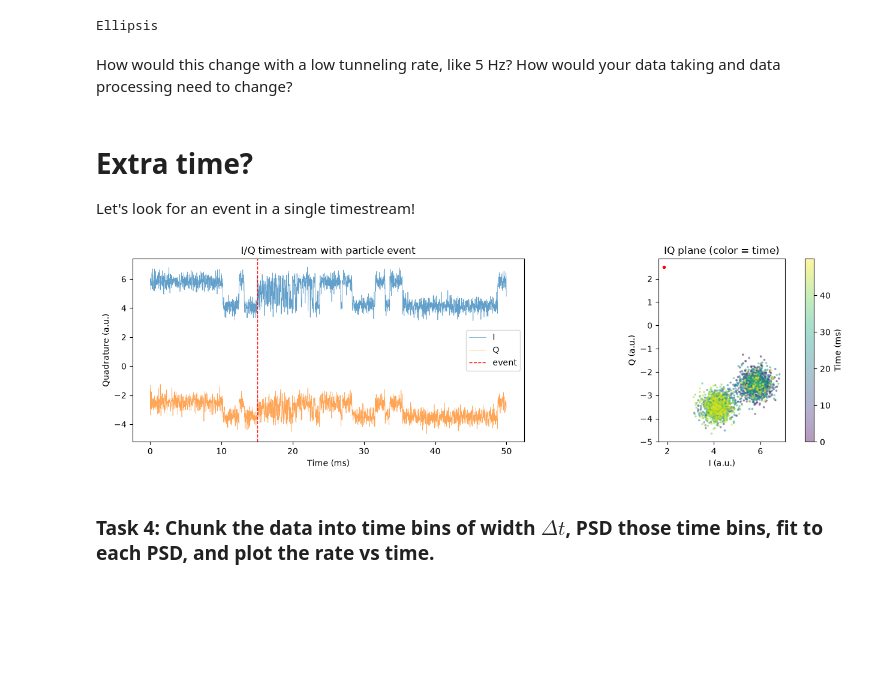
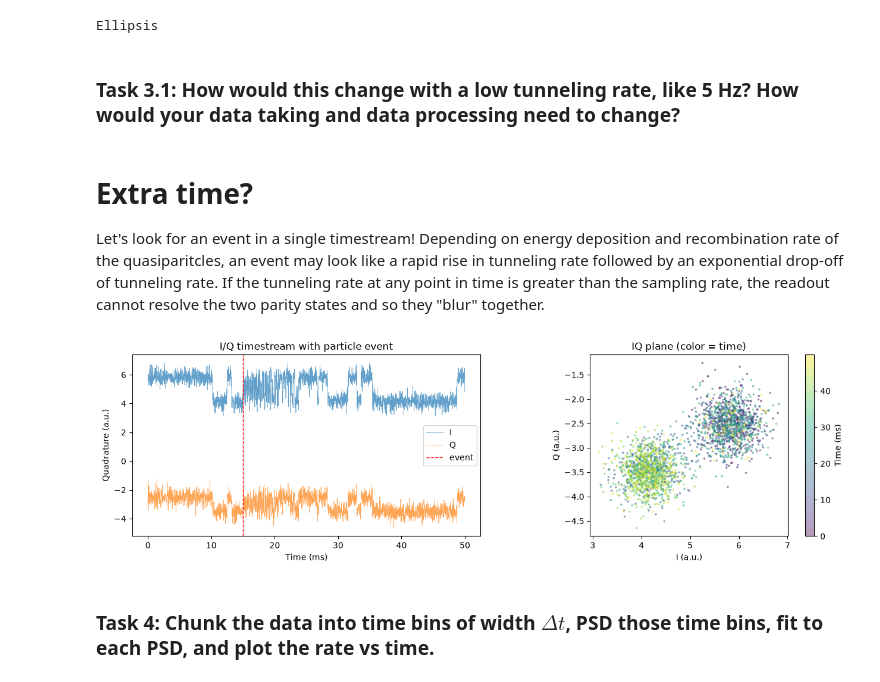
Before and after one commit to smithzj1694/slac-summer-institute-smurf_tutorial, a Jupyter notebook: SQUAT_SMURF_demo_tasks.ipynb, the cells around one changed output. Saved outputs shown, nothing was run; the diff lists cells and outputs as text; code cells hidden in the pictures; blank space fills up the shorter version.

```diff
--- a/SQUAT_SMURF_demo_tasks.ipynb
+++ b/SQUAT_SMURF_demo_tasks.ipynb
@@ -344,4 +345,4 @@ i_raw, q_raw = iq.real, iq.imag
 # %% [output]
 Ellipsis
 # %% [markdown]
-How would this change with a low tunneling rate, like 5 Hz? How would your data taking and data processing need to change?
+### Task 3.1: How would this change with a low tunneling rate, like 5 Hz? How would your data taking and data processing need to change?
@@ -348,7 +351,7 @@ How would this change with a low tunneling rate, like 5 Hz? How would your data
 # %% [markdown]
 # Extra time?
 
-Let's look for an event in a single timestream!
+Let's look for an event in a single timestream! Depending on energy deposition and recombination rate of the quasiparitcles, an event may look like a rapid rise in tunneling rate followed by an exponential drop-off of tunneling rate. If the tunneling rate at any point in time is greater than the sampling rate, the readout cannot resolve the two parity states and so they "blur" together.
 # %%
 # 50 ms of data at 50 kHz. Baseline switching 200 Hz, particle hits at 15 ms,
 # event peaks at 100 kHz and decays with tau = 2.5 ms (~10 ms visible event).
@@ -367,35 +370,35 @@ t, iq, _ = generate_squat_iq_data_with_event(
 )
 
 #save data
 df = pd.DataFrame({"time (ms)": t, "IQ": iq})
 df.to_csv("datafiles/squat_iq_with_event_data.csv", index=False)
 
 I, Q = iq.real, iq.imag
 
 fig, (ax_t, ax_iq) = plt.subplots(1, 2, figsize=(13, 4))
 
 # Time domain: watch the signal collapse toward the midpoint during the event.
 ax_t.plot(t * 1e3, I, lw=0.5, alpha=0.7, label="I")
 ax_t.plot(t * 1e3, Q, lw=0.5, alpha=0.7, label="Q")
 ax_t.axvline(15, color="r", ls="--", lw=1, label="event")
 ax_t.set_xlabel("Time (ms)")
 ax_t.set_ylabel("Quadrature (a.u.)")
 ax_t.set_title("I/Q timestream with particle event")
 ax_t.legend()
 
 # IQ plane: during the event, points cluster near the midpoint of the blobs.
 sc = ax_iq.scatter(I, Q, c=t * 1e3, s=3, alpha=0.4, cmap="viridis")
-ax_iq.plot([z.real for z in (clean[0],)], [z.imag for z in (clean[0],)], "r.")
+#ax_iq.plot([z.real for z in (clean[0],)], [z.imag for z in (clean[0],)], "r.")
 ax_iq.set_xlabel("I (a.u.)")
 ax_iq.set_ylabel("Q (a.u.)")
 ax_iq.set_title("IQ plane (color = time)")
 ax_iq.set_aspect("equal")
 plt.colorbar(sc, ax=ax_iq, label="Time (ms)")
 
 plt.tight_layout()
 plt.show()
 # %% [output]
-[figure, old version]
+[figure, new version]
 # %% [markdown]
 ### Task 4: Chunk the data into time bins of width $\Delta t$, PSD those time bins, fit to each PSD, and plot the rate vs time.
 # %%
```
Also changed, not shown: parts of 6 cells of this notebook.
